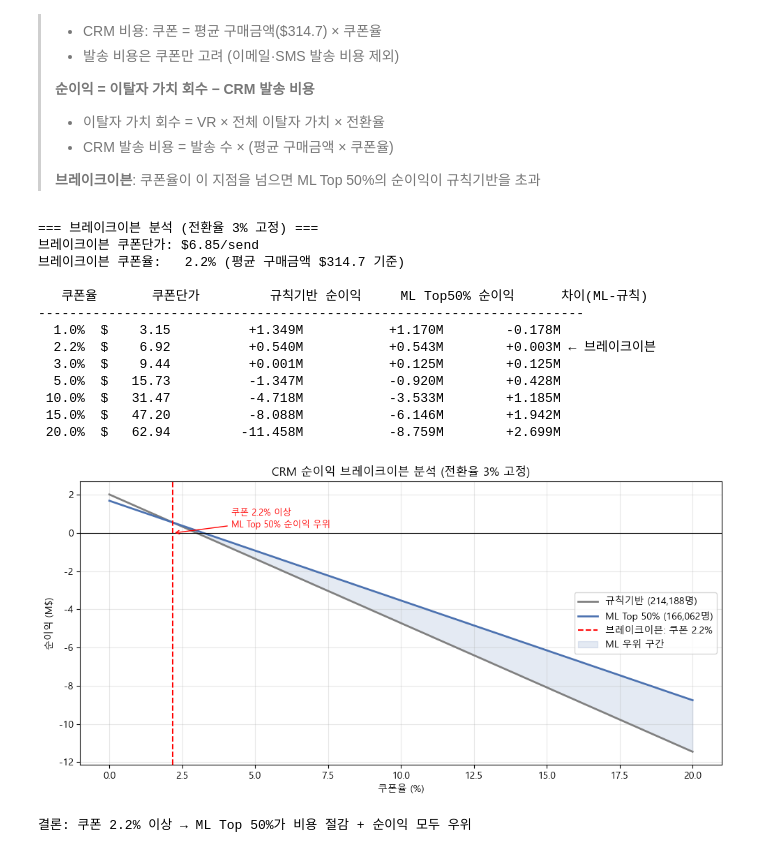
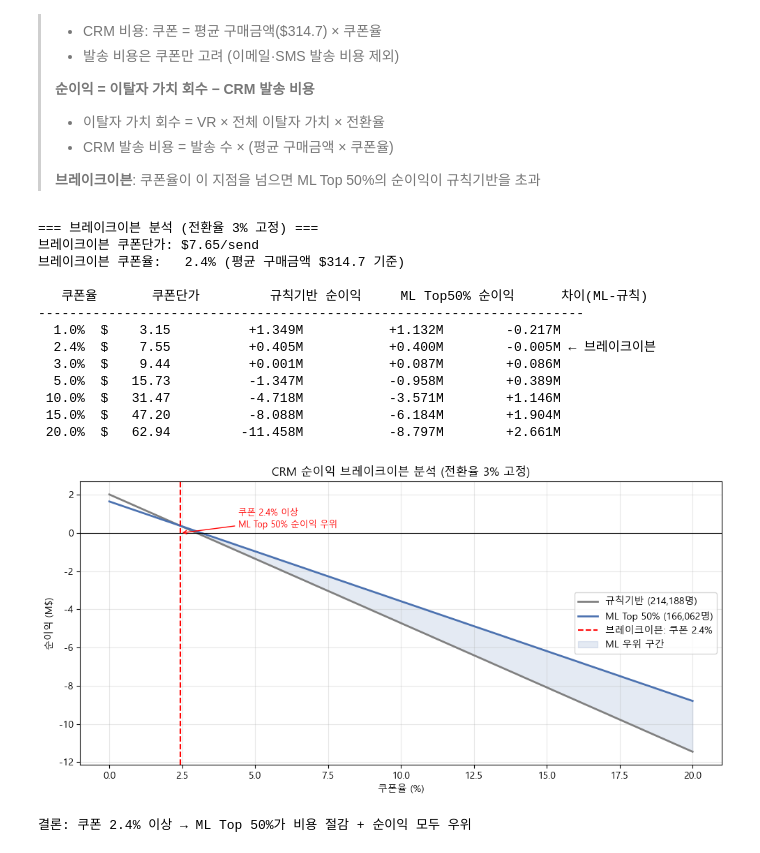
Before and after one commit to mincheol-code12/-, a Jupyter notebook: [ecommerce 분석 Part 2].ipynb, the cells around one changed output. Drawn from its saved outputs; the diff is of its cells as text; code cells hidden in the pictures.

```diff
--- a/[ecommerce 분석 Part 2].ipynb
+++ b/[ecommerce 분석 Part 2].ipynb
@@ -174,9 +176,11 @@ print('Pre-purchase 피처 생성 완료')
 # %%
 # 첫 구매 후 7일 이내 이벤트 추출
 # 왜: 예측 시점을 첫 구매 후 7일로 설정했기 때문
+# [수정] 두 번째 구매(재구매) 이전 이벤트만 포함하도록 제약 추가
+#        → 재구매가 이미 일어난 뒤의 행동을 "재구매 원인"으로 잘못 카운트하는 것 방지
 
 post_events = df1.merge(
-    analysis_users[['user_id', 'first_purchase_time']],
+    analysis_users[['user_id', 'first_purchase_time', 'second_purchase_time']],
     on='user_id'
 )
 
@@ -185,13 +189,18 @@ post_events['days_after_purchase'] = (
 ).dt.days
 
 # 첫 구매 후 1~7일 이내 이벤트만 (당일 제외, 재구매 이벤트 제외)
+# [수정] + 두 번째 구매가 있다면 그보다 반드시 이전이어야 함
 post_events = post_events[
     (post_events['days_after_purchase'] > 0) &
     (post_events['days_after_purchase'] <= 7) &
-    (post_events['event_type'] != 'purchase')
+    (post_events['event_type'] != 'purchase') &
+    (
+        post_events['second_purchase_time'].isna() |
+        (post_events['event_time'] < post_events['second_purchase_time'])
+    )
 ]
 
-# 7일 이내 view 여부 (DA V=0.394 ✅)
+# 7일 이내 view 여부
 post_view_yn = (
     post_events[post_events['event_type'] == 'view']
     .groupby('user_id').size()
@@ -200,7 +209,7 @@ post_view_yn = (
 )
 post_view_yn['post_view_yn'] = 1
 
-# 7일 이내 cart 재추가 여부 (DA V=0.505 ✅)
+# 7일 이내 cart 재추가 여부
 post_cart_yn = (
     post_events[post_events['event_type'] == 'cart']
     .groupby('user_id').size()
@@ -209,8 +218,7 @@ post_cart_yn = (
 )
 post_cart_yn['post_cart_yn'] = 1
 
-# 7일 이내 동일 상품 재조회 여부 (도메인 기반)
-# 첫 구매 상품을 다시 봤다면 강한 재구매 의향 신호
+# 7일 이내 동일 상품 재조회 여부
 first_product = (
     purchases.merge(analysis_users[['user_id', 'first_purchase_time']], on='user_id')
     .query('event_time == first_purchase_time')
@@ -231,4 +239,4 @@ repeat_view_yn = (
 )
 repeat_view_yn['repeat_view_yn'] = 1
 
-print('Post-purchase 피처 생성 완료')
+print('Post-purchase 피처 생성 완료 (재구매 이전 시점으로 제약)')
@@ -988,7 +1061,7 @@ AVG_PRICE   = full[full['actual']==0]['first_purchase_price'].mean()  # $314.7
 TOTAL_CV    = full[full['actual']==0]['first_purchase_price'].sum()   # $67.4M
 
 N_RULE  = 214188;  VR_RULE = 1.000
-N_ML    = 166062;  VR_ML   = 0.837
+N_ML    = 166062;  VR_ML = float(result_df.loc[result_df['Top_%']=='50%', 'Value_Recall'].values[0].rstrip('%')) / 100
 
 # ── 브레이크이븐 쿠폰단가 계산 ──────────────────────────────
 # (VR_rule - VR_ml) * TOTAL_CV * CR = (N_rule - N_ml) * c
@@ -1012,7 +1085,7 @@ for cr_rate in coupon_rates:
 # ── 시나리오 테이블 ───────────────────────────────────────────
 print(f'{"쿠폰율":>6}  {"쿠폰단가":>9}  {"규칙기반 순이익":>15}  {"ML Top50% 순이익":>16}  {"차이(ML-규칙)":>13}')
 print('-' * 70)
-for rate in [0.01, 0.022, 0.03, 0.05, 0.10, 0.15, 0.20]:
+for rate in sorted(set([0.01, 0.03, 0.05, 0.10, 0.15, 0.20, round(be_rate/100, 3)])):
     c     = AVG_PRICE * rate
     n_r   = VR_RULE * TOTAL_CV * CR - N_RULE * c
     n_m   = VR_ML   * TOTAL_CV * CR - N_ML   * c
@@ -1029,41 +1102,41 @@ ax.plot(coupon_rates*100, [v/1e6 for v in net_ml],
 
 ax.axvline(be_rate, color='red', ls='--', lw=1.5,
            label=f'브레이크이븐: 쿠폰 {be_rate:.1f}%')
 ax.axhline(0, color='black', lw=0.8, ls='-')
 
 ax.fill_between(coupon_rates*100,
                 [v/1e6 for v in net_ml],
                 [v/1e6 for v in net_rule],
                 where=[m > r for m, r in zip(net_ml, net_rule)],
                 alpha=0.15, color='#4C72B0', label='ML 우위 구간')
 
 ax.annotate(f'쿠폰 {be_rate:.1f}% 이상\nML Top 50% 순이익 우위',
             xy=(be_rate, 0), xytext=(be_rate+2, 0.3),
             fontsize=9, color='red',
             arrowprops=dict(arrowstyle='->', color='red'))
 
 ax.set_xlabel('쿠폰율 (%)')
 ax.set_ylabel('순이익 (M$)')
 ax.set_title(f'CRM 순이익 브레이크이븐 분석 (전환율 {CR*100:.0f}% 고정)')
 ax.legend()
 ax.grid(alpha=0.3)
 plt.tight_layout()
 plt.savefig('crm_breakeven.png', dpi=150, bbox_inches='tight')
 plt.show()
 print(f'\n결론: 쿠폰 {be_rate:.1f}% 이상 → ML Top 50%가 비용 절감 + 순이익 모두 우위')
 # %% [output]
 === 브레이크이븐 분석 (전환율 3% 고정) ===
-브레이크이븐 쿠폰단가: $6.85/send
-브레이크이븐 쿠폰율:   2.2% (평균 구매금액 $314.7 기준)
+브레이크이븐 쿠폰단가: $7.65/send
+브레이크이븐 쿠폰율:   2.4% (평균 구매금액 $314.7 기준)
 
    쿠폰율       쿠폰단가         규칙기반 순이익     ML Top50% 순이익      차이(ML-규칙)
 ----------------------------------------------------------------------
-  1.0%  $    3.15          +1.349M           +1.170M        -0.178M
-  2.2%  $    6.92          +0.540M           +0.543M        +0.003M ← 브레이크이븐
-  3.0%  $    9.44          +0.001M           +0.125M        +0.125M
-  5.0%  $   15.73          -1.347M           -0.920M        +0.428M
- 10.0%  $   31.47          -4.718M           -3.533M        +1.185M
- 15.0%  $   47.20          -8.088M           -6.146M        +1.942M
- 20.0%  $   62.94         -11.458M           -8.759M        +2.699M
+  1.0%  $    3.15          +1.349M           +1.132M        -0.217M
+  2.4%  $    7.55          +0.405M           +0.400M        -0.005M ← 브레이크이븐
+  3.0%  $    9.44          +0.001M           +0.087M        +0.086M
+  5.0%  $   15.73          -1.347M           -0.958M        +0.389M
+ 10.0%  $   31.47          -4.718M           -3.571M        +1.146M
+ 15.0%  $   47.20          -8.088M           -6.184M        +1.904M
+ 20.0%  $   62.94         -11.458M           -8.797M        +2.661M
-[figure, old version]
+[figure, new version]
-결론: 쿠폰 2.2% 이상 → ML Top 50%가 비용 절감 + 순이익 모두 우위
+결론: 쿠폰 2.4% 이상 → ML Top 50%가 비용 절감 + 순이익 모두 우위
```
Also changed, not shown: parts of 23 cells of this notebook.
